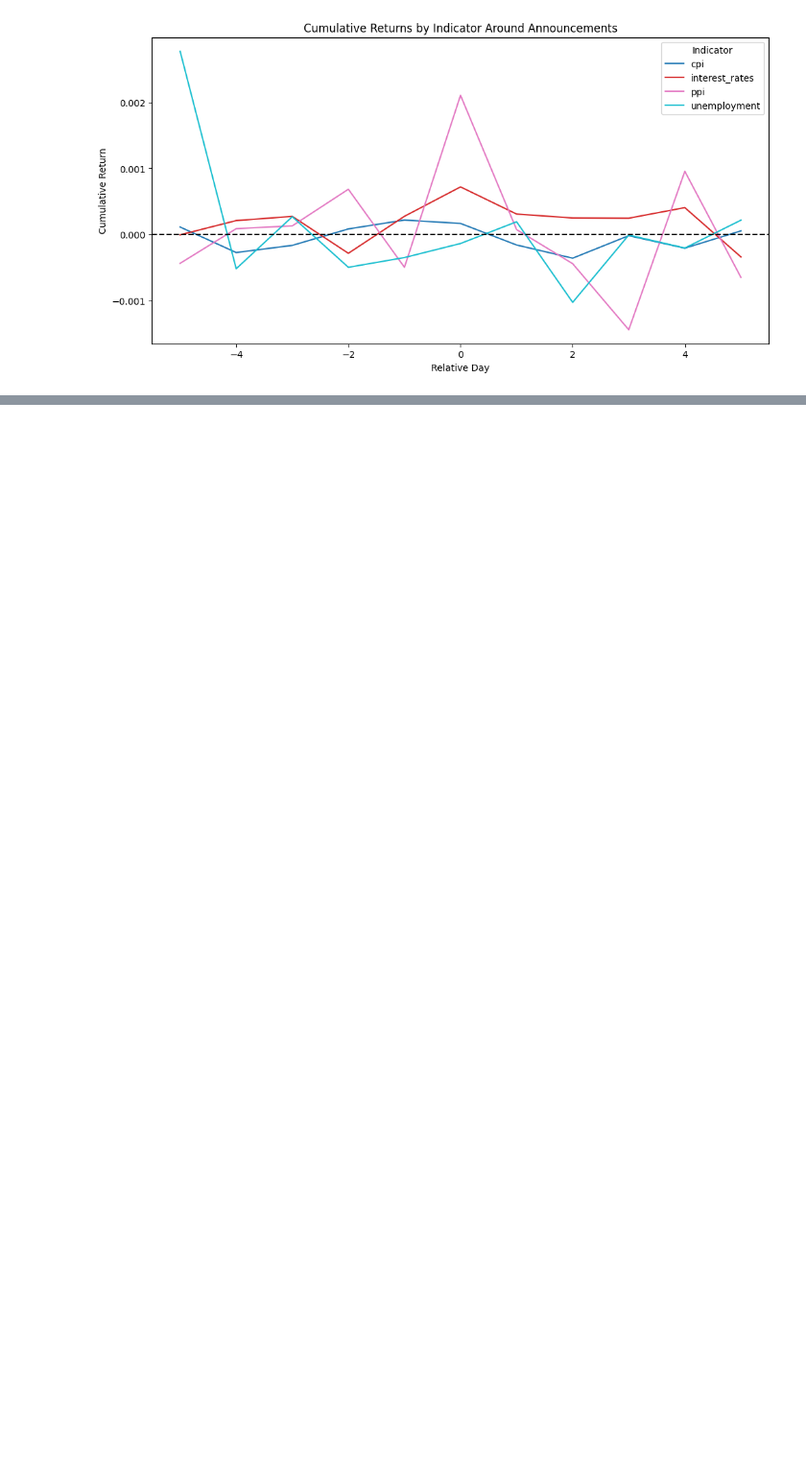
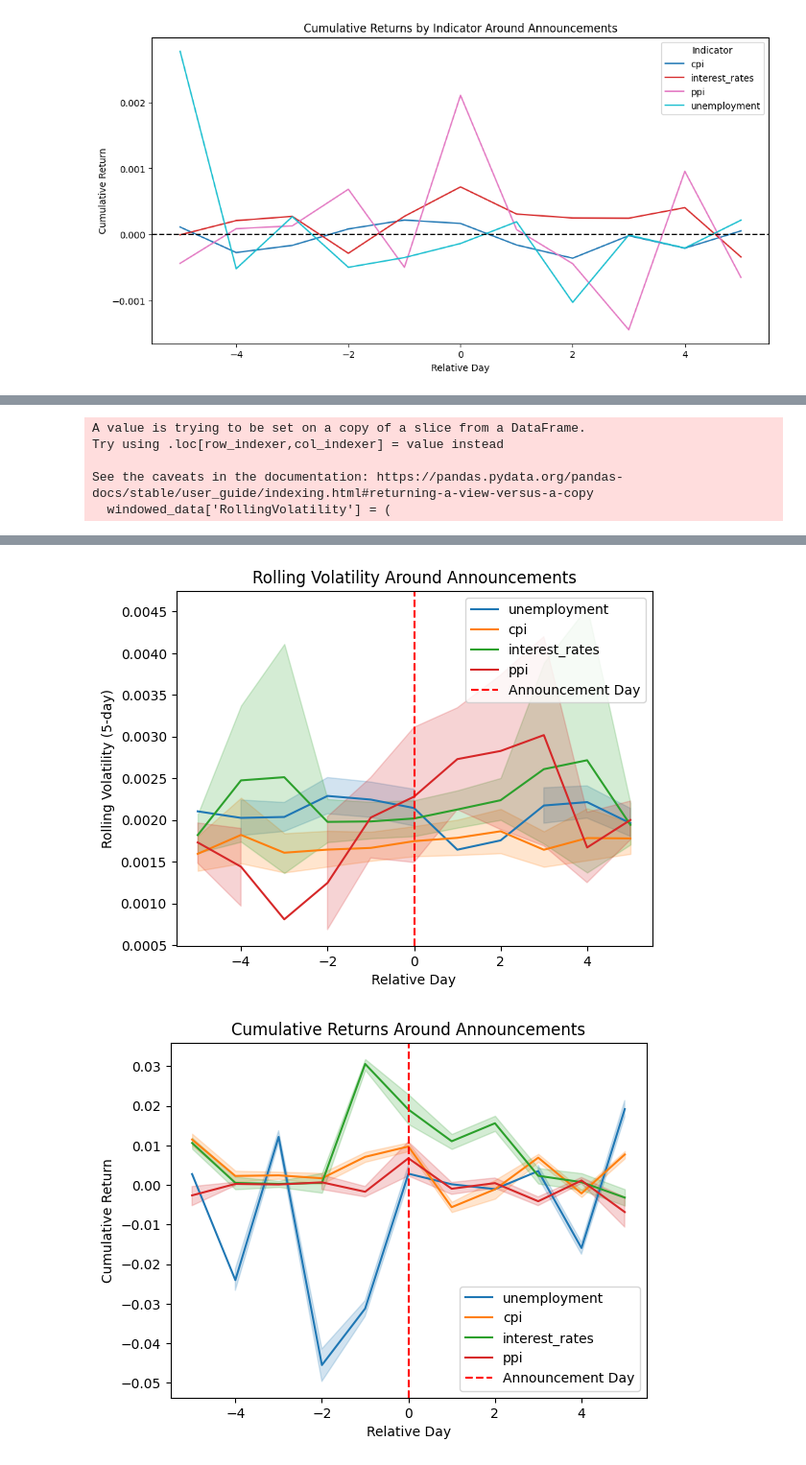
Before and after one commit to lazaros-23/options_trading, a Jupyter notebook: eda_on_announcement_days.ipynb, the cells around one changed output, grey strips where cells are left out. Shown at 96% size. Saved outputs shown, nothing was run; the diff lists cells and outputs as text; code cells hidden in the pictures; blank space fills up the shorter version.

```diff
--- a/eda_on_announcement_days.ipynb
+++ b/eda_on_announcement_days.ipynb
@@ -203,17 +251,17 @@ Return_3D_After   -0.000015
 dtype: float64
 # %%
 # Create a flag for each type of announcement
-zf_data['PPI Announcement'] = zf_data['ppi_dev_forecast'].notnull()
-zf_data['CPI Announcement'] = zf_data['cpi_dev_forecast'].notnull()
-zf_data['Unemployment Announcement'] = zf_data['unemployment_dev_forecast'].notnull()
-zf_data['Fed Rates Announcement'] = zf_data['interest_rates_dev_forecast'].notnull()
+full_data['PPI Announcement'] = full_data['ppi_dev_forecast'].notnull()
+full_data['CPI Announcement'] = full_data['cpi_dev_forecast'].notnull()
+full_data['Unemployment Announcement'] = full_data['unemployment_dev_forecast'].notnull()
+full_data['Fed Rates Announcement'] = full_data['interest_rates_dev_forecast'].notnull()
 
 # Combine all announcements into a single flag
-zf_data['Any Announcement'] = (zf_data['PPI Announcement'] | zf_data['CPI Announcement'] |
-                                zf_data['Unemployment Announcement'] | zf_data['Fed Rates Announcement'])
+full_data['Any Announcement'] = (full_data['PPI Announcement'] | full_data['CPI Announcement'] |
+                                full_data['Unemployment Announcement'] | full_data['Fed Rates Announcement'])
 
 # Subset of ZF data for announcement days
-announcement_days = zf_data[zf_data['Any Announcement']]
+announcement_days = full_data[full_data['Any Announcement']]
 print(f"Total Announcement Days: {announcement_days.shape[0]}")
 # %% [output]
 Total Announcement Days: 626
@@ -446,0 +389,63 @@ Name: close, Length: 3730, dtype: float64
+# %%
+windowed_data['RollingVolatility'] = (
+    windowed_data.groupby('Indicator')['Daily Return']
+    .transform(lambda x: x.rolling(5, center=True).std())
+)
+# %% [output]
+A value is trying to be set on a copy of a slice from a DataFrame.
+Try using .loc[row_indexer,col_indexer] = value instead
+
+See the caveats in the documentation: https://pandas.pydata.org/pandas-docs/stable/user_guide/indexing.html#returning-a-view-versus-a-copy
+  windowed_data['RollingVolatility'] = (
+# %%
+# Rolling volatility calculation (e.g., 5-day rolling std dev)
+windowed_data['RollingVolatility'] = (
+    windowed_data.groupby('Indicator')['Daily Return']
+    .transform(lambda x: x.rolling(5, center=True).std())
+)
+
+# Cumulative returns (-5 to +5 days around announcements)
+windowed_data['CumulativeReturn'] = (
+    windowed_data.groupby(['Indicator', 'RelativeDay'])['Daily Return']
+    .cumsum()
+)
+
+# Rolling momentum: 3-day rolling average returns
+windowed_data['RollingMomentum'] = (
+    windowed_data.groupby('Indicator')['Daily Return']
+    .transform(lambda x: x.rolling(3, center=True).mean())
+)
+
+# Visualize Rolling Volatility
+sns.lineplot(
+    data=windowed_data, x='RelativeDay', y='RollingVolatility', hue='Indicator', palette='tab10'
+)
+plt.title('Rolling Volatility Around Announcements')
+plt.xlabel('Relative Day')
+plt.ylabel('Rolling Volatility (5-day)')
+plt.axvline(0, color='red', linestyle='--', label='Announcement Day')
+plt.legend()
+plt.show()
+
+# Visualize Cumulative Returns
+sns.lineplot(
+    data=windowed_data, x='RelativeDay', y='CumulativeReturn', hue='Indicator', palette='tab10'
+)
+plt.title('Cumulative Returns Around Announcements')
+plt.xlabel('Relative Day')
+plt.ylabel('Cumulative Return')
+plt.axvline(0, color='red', linestyle='--', label='Announcement Day')
+plt.legend()
+plt.show()
+
+# Visualize Rolling Momentum
+sns.lineplot(
+    data=windowed_data, x='RelativeDay', y='RollingMomentum', hue='Indicator', palette='tab10'
+)
+plt.title('Rolling Momentum Around Announcements')
+plt.xlabel('Relative Day')
+plt.ylabel('Rolling Momentum (3-day avg)')
+plt.axvline(0, color='red', linestyle='--', label='Announcement Day')
+plt.legend()
+plt.show()
+# %% [output]
@@ -446,0 +467,2 @@ Name: close, Length: 3730, dtype: float64
+[figure, added]
+[figure, added]
```
Also changed, not shown: parts of 39 cells of this notebook.
